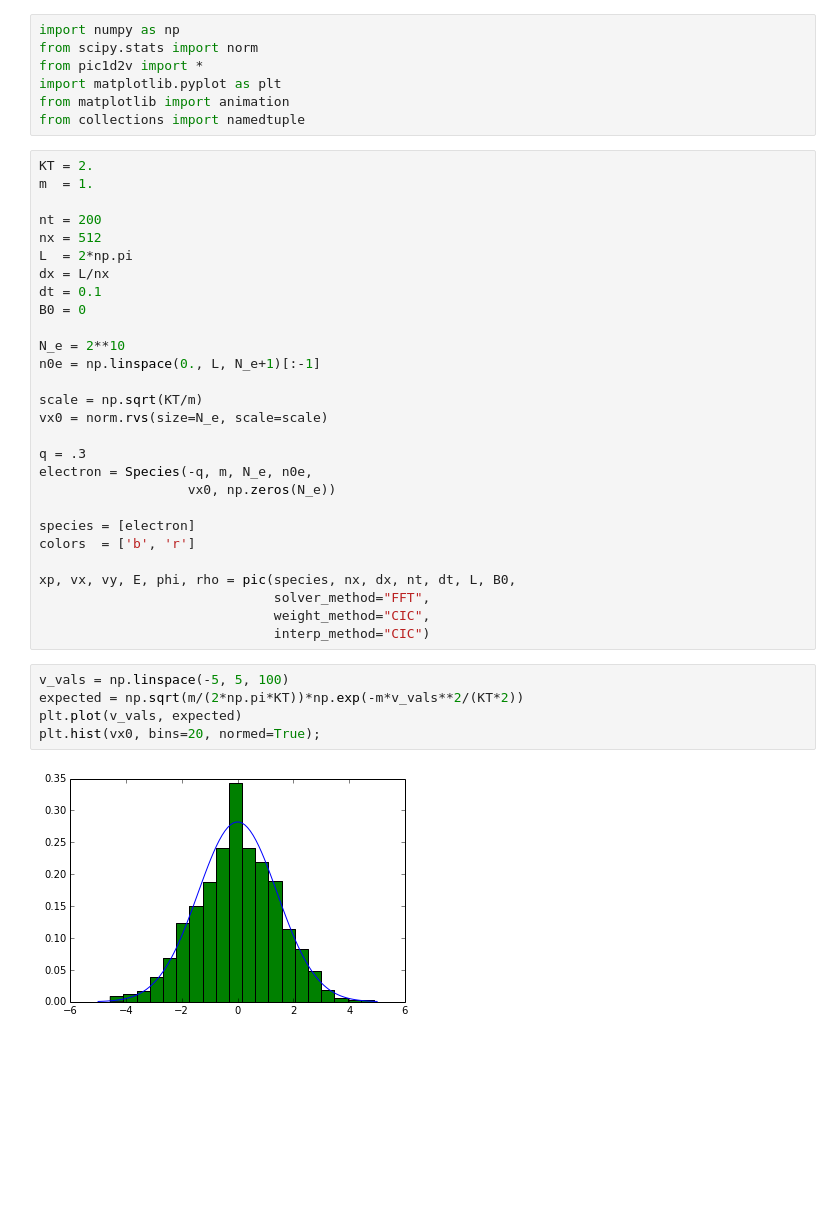
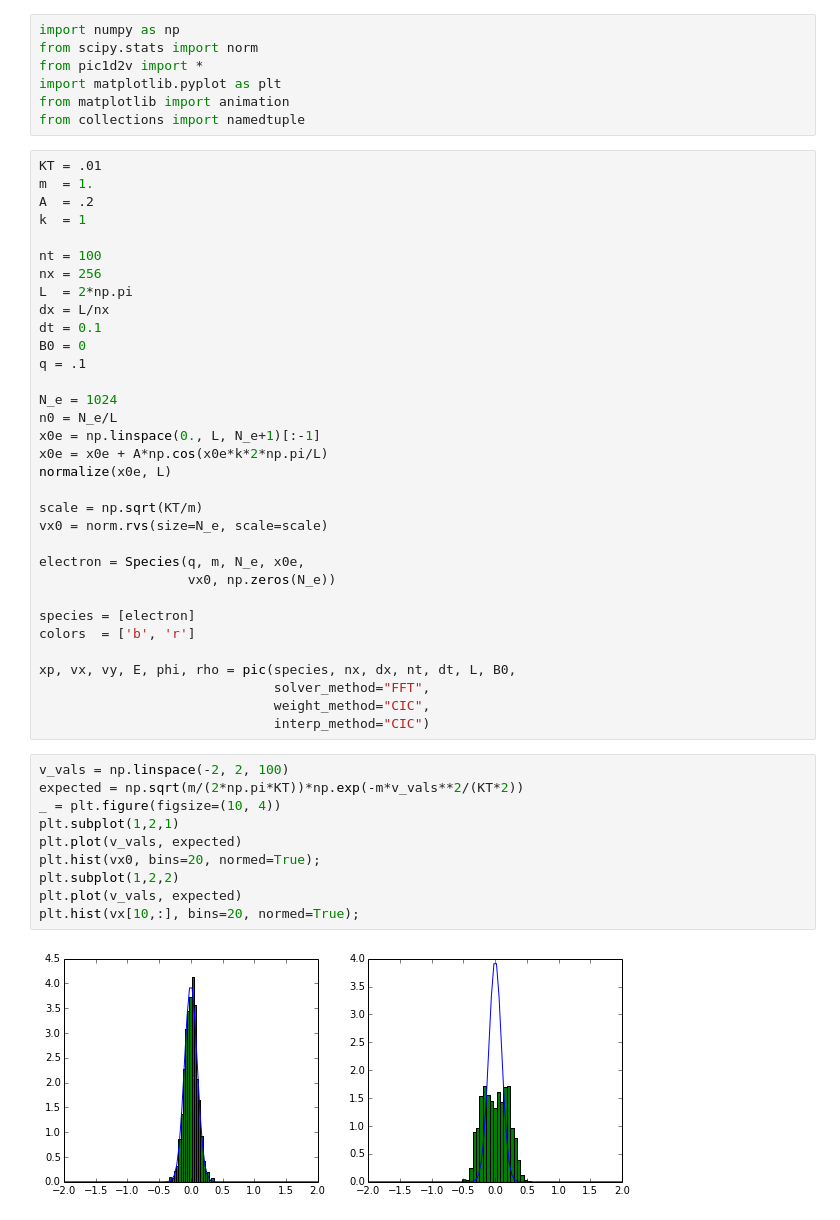
Before and after one commit to shigh/pyes1, a Jupyter notebook: pyes1/1d2v-warm.ipynb, the cells around one changed output. Saved outputs shown, nothing was run; the diff lists cells and outputs as text; blank space fills up the shorter version.

```diff
--- a/pyes1/1d2v-warm.ipynb
+++ b/pyes1/1d2v-warm.ipynb
@@ -10,24 +10,29 @@ import matplotlib.pyplot as plt
 from matplotlib import animation
 from collections import namedtuple
 # %%
-KT = 2.
+KT = .01
 m  = 1.
+A  = .2
+k  = 1
 
-nt = 200
-nx = 512
+nt = 100
+nx = 256
 L  = 2*np.pi
 dx = L/nx
 dt = 0.1
 B0 = 0
+q = .1
 
-N_e = 2**10
-n0e = np.linspace(0., L, N_e+1)[:-1]
+N_e = 1024
+n0 = N_e/L
+x0e = np.linspace(0., L, N_e+1)[:-1]
+x0e = x0e + A*np.cos(x0e*k*2*np.pi/L)
+normalize(x0e, L)
 
 scale = np.sqrt(KT/m)
 vx0 = norm.rvs(size=N_e, scale=scale)
 
-q = .3
-electron = Species(-q, m, N_e, n0e,
+electron = Species(q, m, N_e, x0e,
                    vx0, np.zeros(N_e))
 
 species = [electron]
@@ -38,9 +43,14 @@ xp, vx, vy, E, phi, rho = pic(species, nx, dx, nt, dt, L, B0,
                               weight_method="CIC",
                               interp_method="CIC")
 # %%
-v_vals = np.linspace(-5, 5, 100)
+v_vals = np.linspace(-2, 2, 100)
 expected = np.sqrt(m/(2*np.pi*KT))*np.exp(-m*v_vals**2/(KT*2))
+_ = plt.figure(figsize=(10, 4))
+plt.subplot(1,2,1)
 plt.plot(v_vals, expected)
 plt.hist(vx0, bins=20, normed=True);
+plt.subplot(1,2,2)
+plt.plot(v_vals, expected)
+plt.hist(vx[10,:], bins=20, normed=True);
 # %% [output]
-[figure, old version]
+[figure, new version]
```
Also changed, not shown: parts of 3 cells of this notebook, 1 other file.
